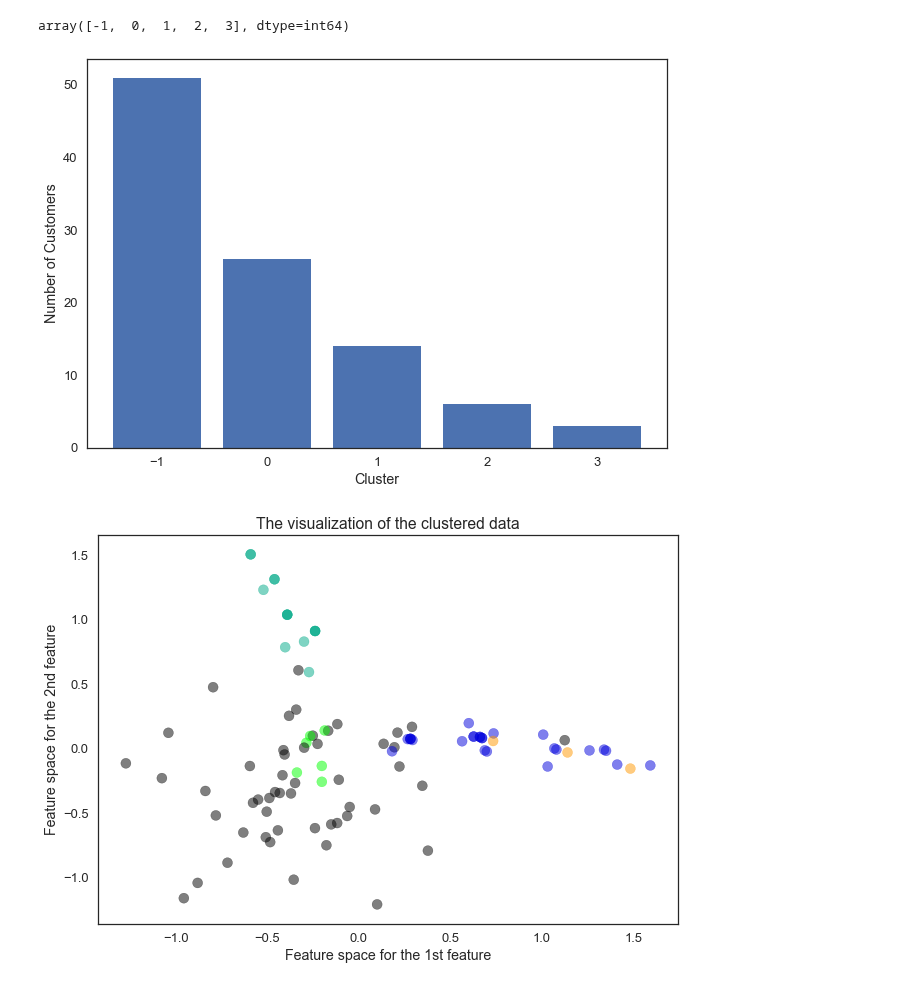
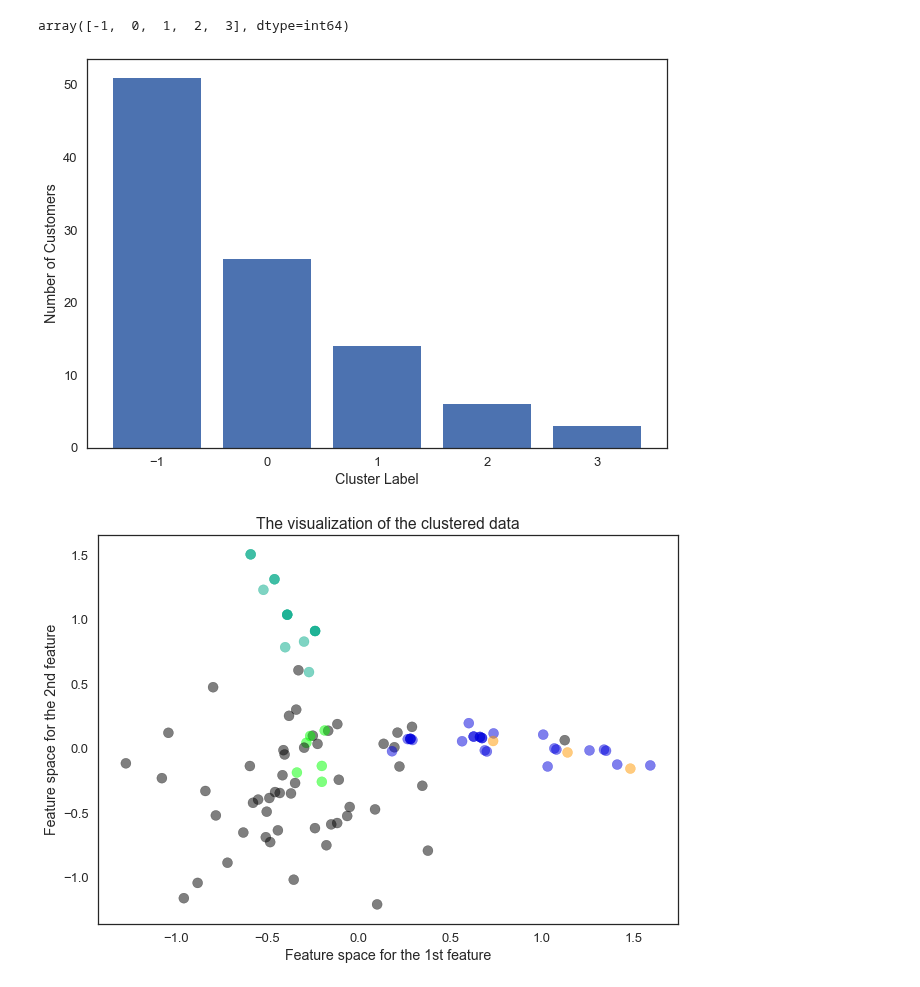
Before and after one commit to andrewjsiu/Springboard-Coursework, a Jupyter notebook: Machine_Learning_Exercises/clustering/Mini_Project_Clustering.ipynb, the cells around one changed output. Saved outputs shown, nothing was run; the diff lists cells and outputs as text; code cells hidden in the pictures.

```diff
--- a/Machine_Learning_Exercises/clustering/Mini_Project_Clustering.ipynb
+++ b/Machine_Learning_Exercises/clustering/Mini_Project_Clustering.ipynb
@@ -596,11 +596,11 @@ array([-1,  0,  1,  2,  3], dtype=int64)
 # %%
 plt.hist(dbscan_labels, bins=5,  align='left', range=(-1,4), rwidth=0.8)
 plt.xticks(range(-1,4))
-plt.xlabel('Cluster')
+plt.xlabel('Cluster Label')
 plt.ylabel('Number of Customers')
 plt.show()
 # %% [output]
-[figure, old version]
+[figure, new version]
 # %%
 # Create a scatter plot of the two principal components
 colors = cm.spectral((dbscan_labels + 1).astype(float) / 5)
```
Also changed, not shown: parts of 2 cells of this notebook.
